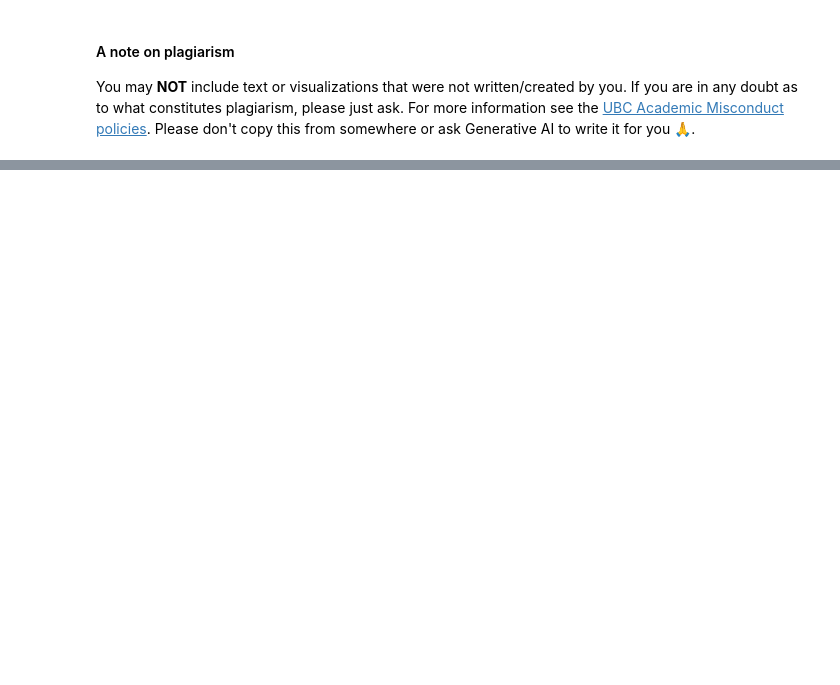
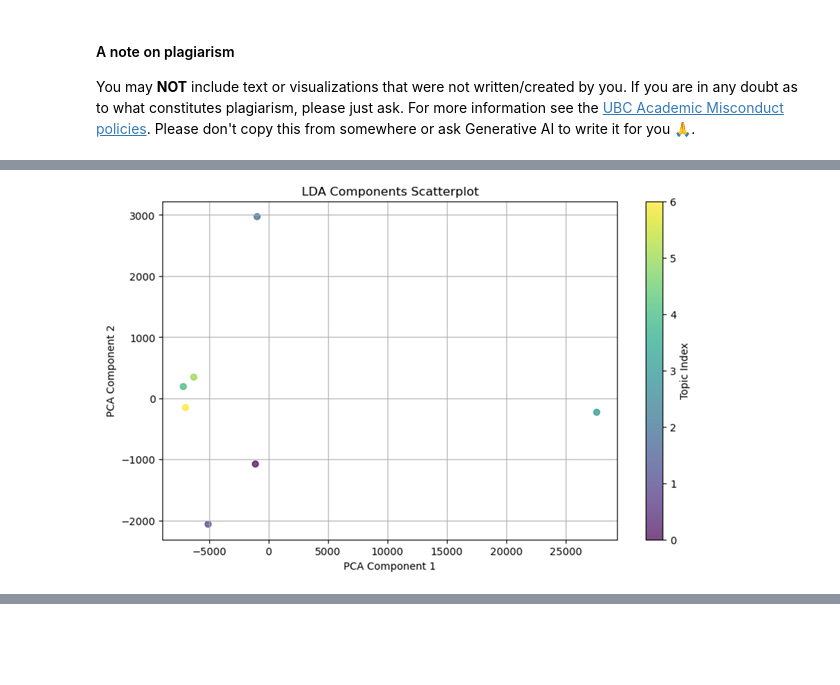
Before and after one commit to aneeshanavlakha/hw9, a Jupyter notebook: hw9.ipynb, the cells around one changed output, grey strips where cells are left out. Cells and saved outputs as stored; diff of their text form; code cells hidden in the pictures; blank space fills up the shorter version.

```diff
--- a/hw9.ipynb
+++ b/hw9.ipynb
@@ -109,0 +139,4 @@ You may **NOT** include text or visualizations that were not written/created by
+# %%
+Image("img/Figure 4.png")
+# %% [output]
+[figure, added]
```
Also changed, not shown: parts of 12 cells of this notebook.
